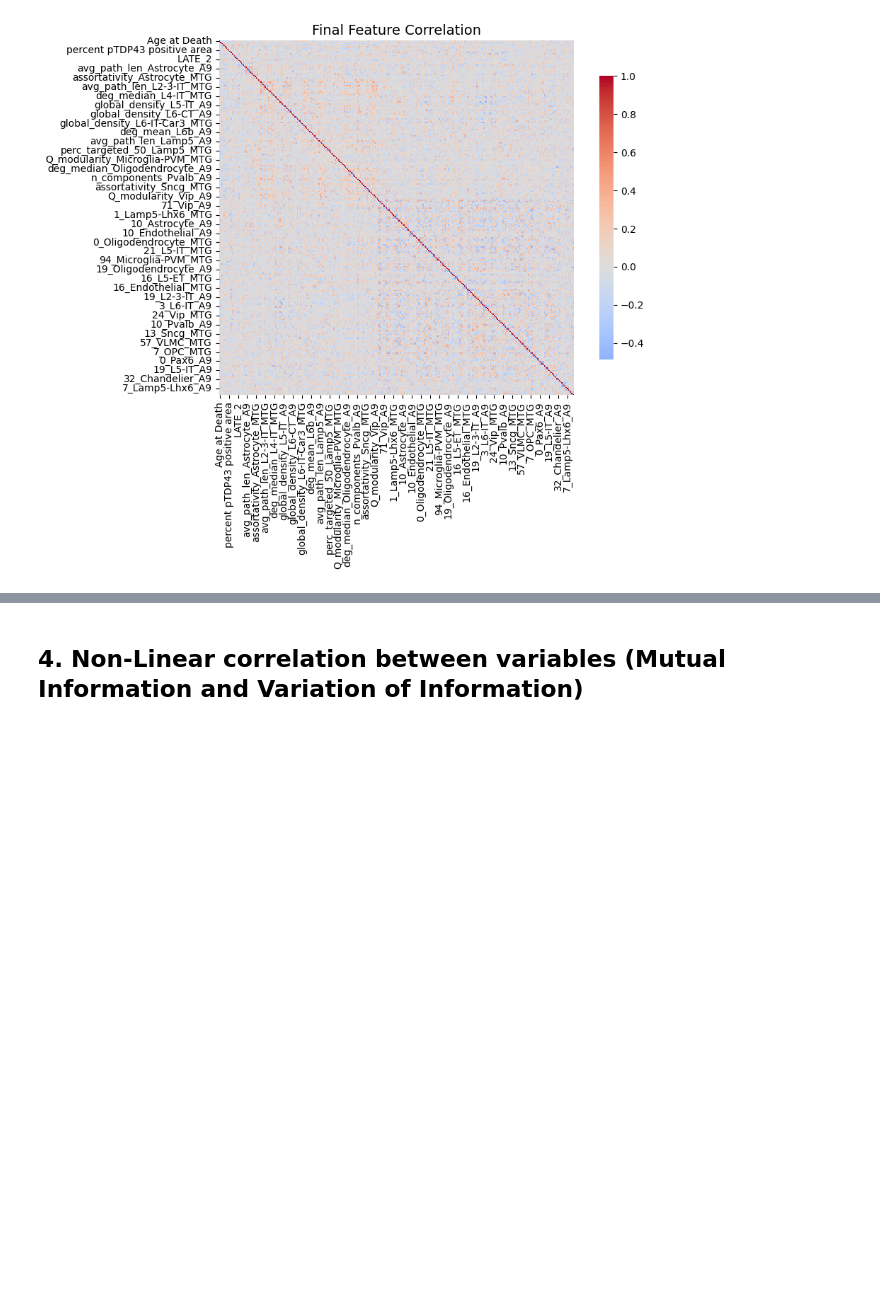
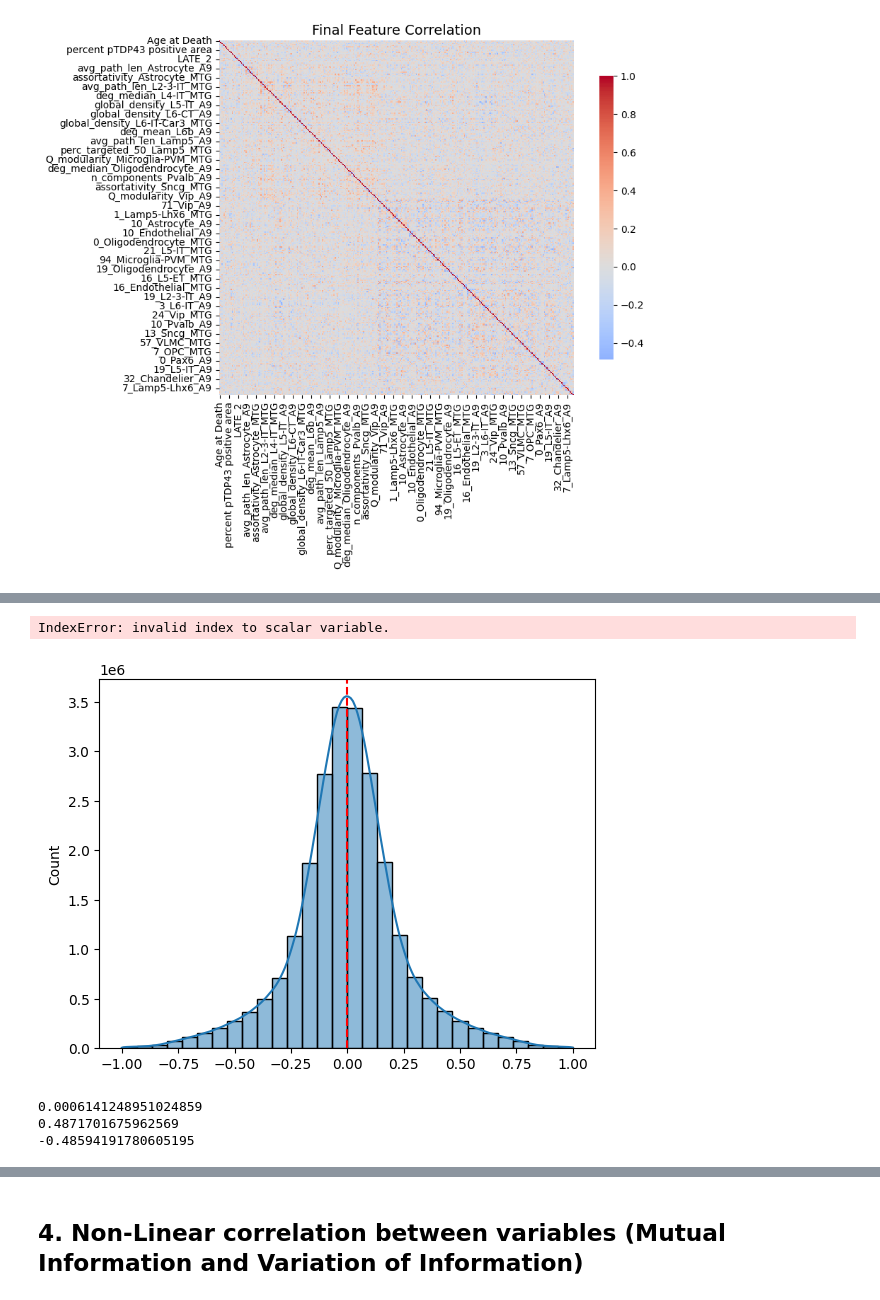
Before and after one commit to paulinapglz99/Feature-Selection-DREAMAD, a Jupyter notebook: EDA.ipynb, the cells around one changed output, grey strips where cells are left out. Drawn from its saved outputs; the diff is of its cells as text; code cells hidden in the pictures; blank space fills up the shorter version.

```diff
--- a/EDA.ipynb
+++ b/EDA.ipynb
@@ -1059,0 +1147,13 @@ plt.show()
+# %%
+# Distribución pre-filtro
+sns.histplot(result["corrs_pre"], bins=30, kde=True)
+# Añadir líneas verticales para dar contexto
+plt.axvline(result["stats"]["mean_corr"], color='red', linestyle='--', label=f'Media ({info_stats['mean_correlation']:.2f})')
+plt.axvline(result["stats"]["mean_corr"]['upper_corr_threshold'], color='black', linestyle=':', label=f'Z-Score threshold ({info_stats['upper_corr_threshold']:.2f})')
+plt.axvline(info_stats['lower_corr_threshold'], color='black', linestyle=':', label=f'Z-Score threshold ({info_stats['lower_corr_threshold']:.2f})')
+
+plt.title("Distribución de correlaciones PRE filtro")
+plt.show()
+# %% [output]
+IndexError: invalid index to scalar variable.
+[figure, added]
@@ -1059,0 +1272,8 @@ plt.show()
+# %%
+print(result['stats']["mean_corr"])
+print(result['stats']["upper_threshold"])
+print(result['stats']["lower_threshold"])
+# %% [output]
+0.0006141248951024859
+0.4871701675962569
+-0.48594191780605195
```
Also changed, not shown: parts of 13 cells of this notebook.
